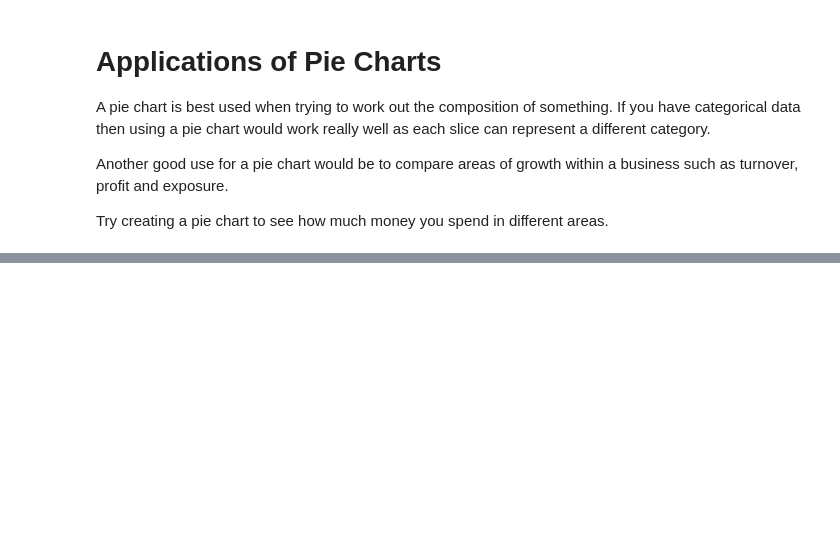
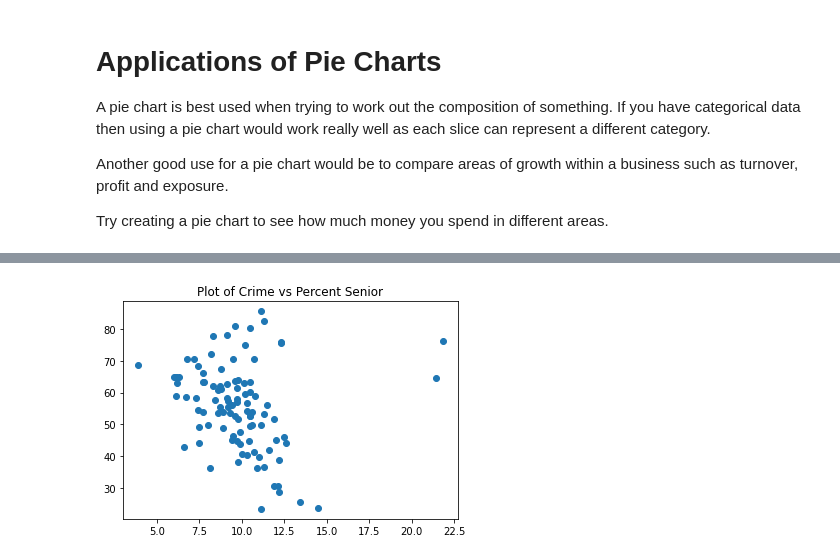
Before and after one commit to eniola-ajala/Data-Science-and-ML-for-beginners, a Jupyter notebook: Introduction to Data Visualization with Matplotlib.ipynb, the cells around one changed output, grey strips where cells are left out. Cells and saved outputs as stored; diff of their text form; code cells hidden in the pictures; blank space fills up the shorter version.

```diff
--- a/Introduction to Data Visualization with Matplotlib.ipynb
+++ b/Introduction to Data Visualization with Matplotlib.ipynb
@@ -333,0 +368,6 @@ Try creating a pie chart to see how much money you spend in different areas.
+# %%
+plt.scatter(crime.percent_senior, crime.crime_rate)
+plt.title('Plot of Crime vs Percent Senior')   # Adding a title to the plot
+plt.show()
+# %% [output]
+[figure, added]
```
Also changed, not shown: parts of 17 cells of this notebook.
